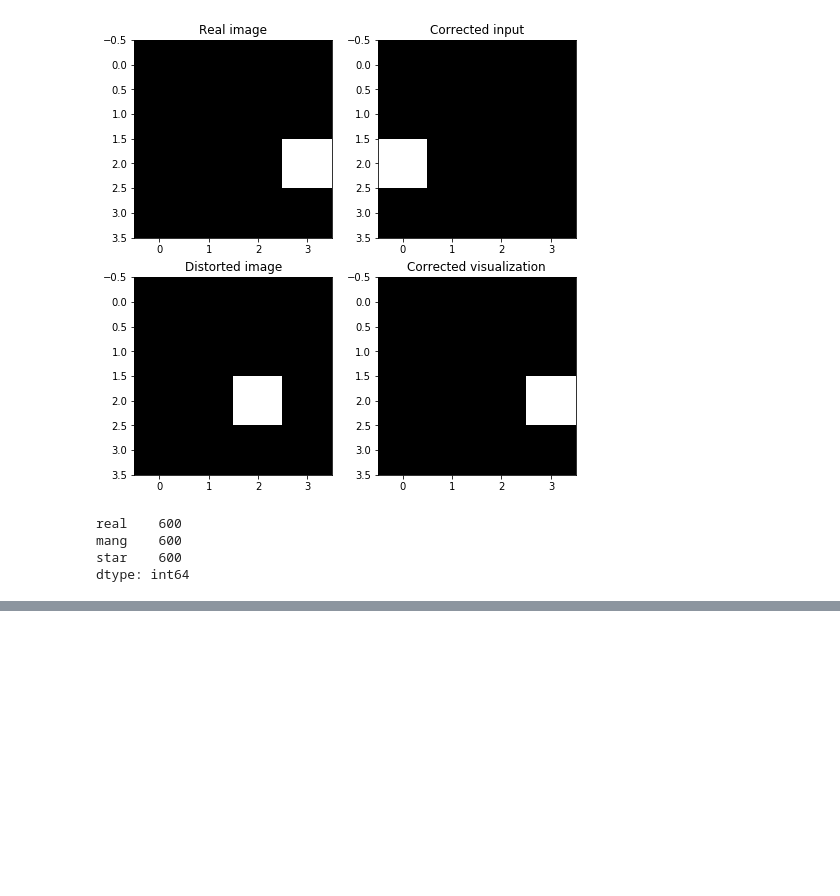
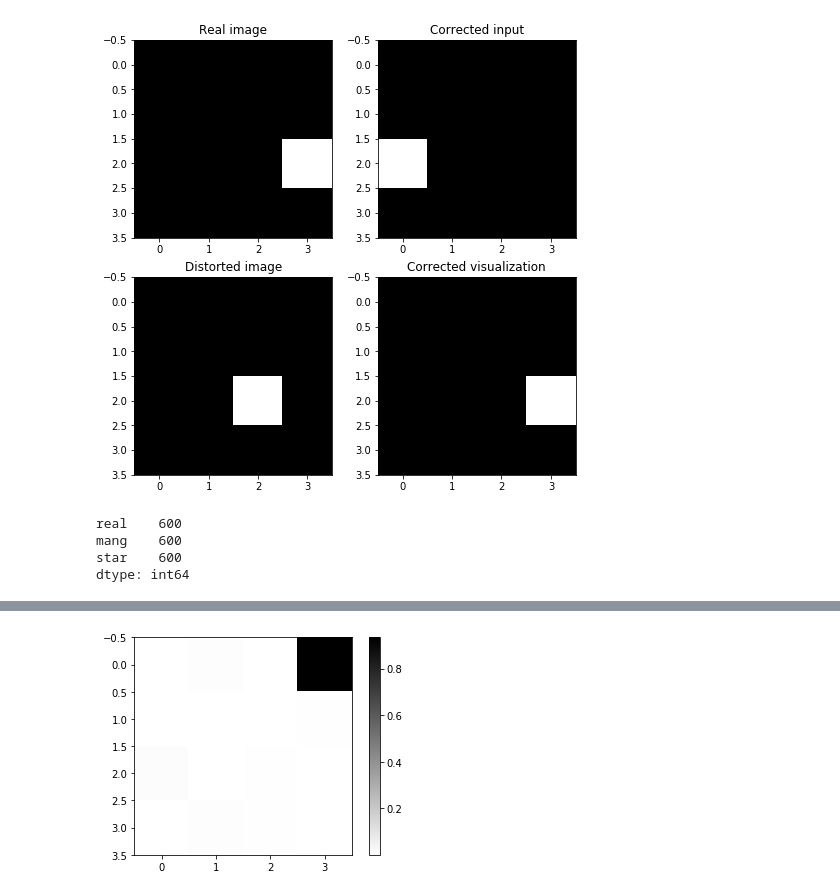
Before and after one commit to marieo31/final_project, a Jupyter notebook: data_generation.ipynb, the cells around one changed output, grey strips where cells are left out. Saved outputs shown, nothing was run; the diff lists cells and outputs as text; code cells hidden in the pictures; blank space fills up the shorter version.

```diff
--- a/data_generation.ipynb
+++ b/data_generation.ipynb
@@ -132,0 +190,10 @@ dtype: int64
+# %%
+# creating the model
+model = Sequential()
+model.add(Dense(100, activation='relu', input_dim=nbpix**2))
+model.add(Dense(100, activation='relu'))
+model.add(Dense(nbpix**2, activation='softmax'))
+# %%
+# Compile the model
+model.compile(loss="categorical_crossentropy",
+              optimizer="adam", metrics=['accuracy'])
@@ -132,0 +216,8 @@ dtype: int64
+# %%
+# train the model
+model.fit( X_train,
+    y_train,
+    epochs=100,
+    shuffle=True,
+    verbose=2
+)
@@ -132,0 +248,12 @@ dtype: int64
+# %%
+test = np.expand_dims(X_train[0], axis=0)
+test.shape
+# model.predict(X_train[1,:], axis=0)
+# X_train[1,:]
+res = model.predict(test)
+# %%
+plt.imshow(res.reshape(4,4))
+plt.colorbar()
+plt.show()
+# %% [output]
+[figure, added]
```
Also changed, not shown: parts of 15 cells of this notebook.
